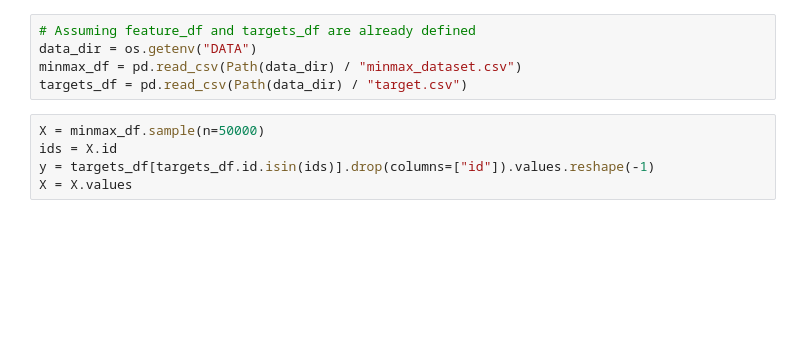
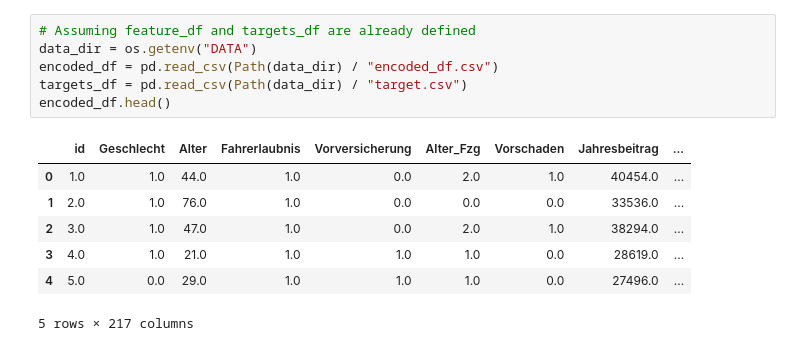
Before and after one commit to tensor-works/data-science-cookbook, a Jupyter notebook: datalab/nn_model_selection.ipynb, the cells around one changed output. Cells and saved outputs as stored; diff of their text form; blank space fills up the shorter version.

```diff
--- a/datalab/nn_model_selection.ipynb
+++ b/datalab/nn_model_selection.ipynb
@@ -20,10 +17,14 @@ ModuleNotFoundError: No module named 'ray.tune.suggest'
 # %%
 # Assuming feature_df and targets_df are already defined
 data_dir = os.getenv("DATA")
-minmax_df = pd.read_csv(Path(data_dir) / "minmax_dataset.csv")
+encoded_df = pd.read_csv(Path(data_dir) / "encoded_df.csv")
 targets_df = pd.read_csv(Path(data_dir) / "target.csv")
+encoded_df.head()
+# %% [output]
+|  | id | Geschlecht | Alter | Fahrerlaubnis | Vorversicherung | Alter_Fzg | Vorschaden | Jahresbeitrag | ... |
+| 0 | 1.0 | 1.0 | 44.0 | 1.0 | 0.0 | 2.0 | 1.0 | 40454.0 | ... |
+| 1 | 2.0 | 1.0 | 76.0 | 1.0 | 0.0 | 0.0 | 0.0 | 33536.0 | ... |
+| 2 | 3.0 | 1.0 | 47.0 | 1.0 | 0.0 | 2.0 | 1.0 | 38294.0 | ... |
+| 3 | 4.0 | 1.0 | 21.0 | 1.0 | 1.0 | 1.0 | 0.0 | 28619.0 | ... |
+| 4 | 5.0 | 0.0 | 29.0 | 1.0 | 1.0 | 1.0 | 0.0 | 27496.0 | ... |
+5 rows × 217 columns
-# %%
-X = minmax_df.sample(n=50000)
-ids = X.id
-y = targets_df[targets_df.id.isin(ids)].drop(columns=["id"]).values.reshape(-1)
-X = X.values
```
Also changed, not shown: parts of 11 cells of this notebook, 10 other files.
